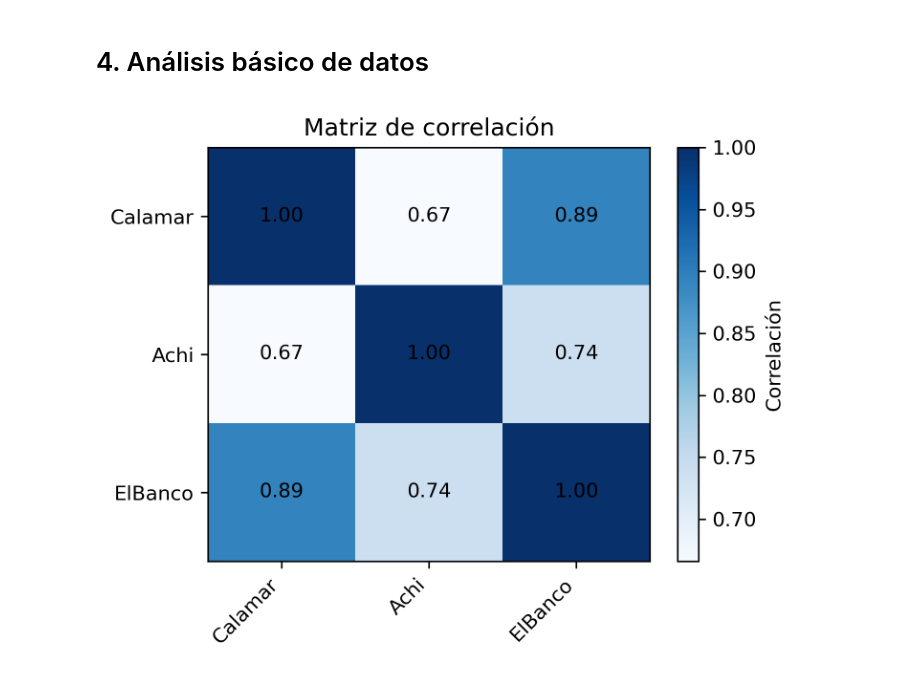
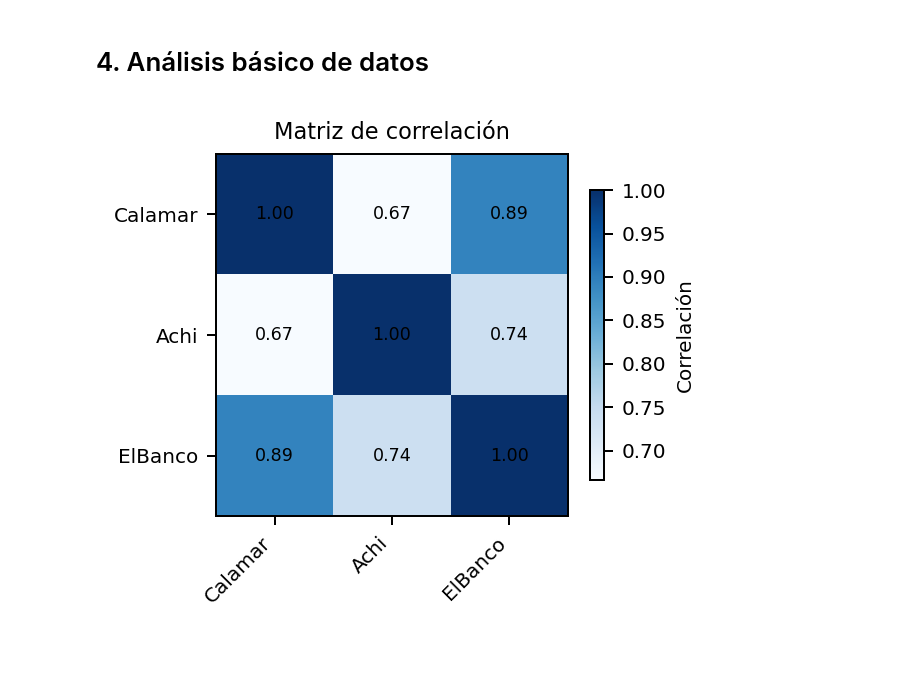
Before and after one commit to mcamargo697-cyber/jbook_ml202610, a Jupyter notebook: docs/4_AnalisisBasico.ipynb, the cells around one changed output. Drawn from its saved outputs; the diff is of its cells as text; code cells hidden in the pictures; blank space fills up the shorter version.

```diff
--- a/docs/4_AnalisisBasico.ipynb
+++ b/docs/4_AnalisisBasico.ipynb
@@ -4,30 +4,33 @@
 # %%
 
 import pandas as pd
 import matplotlib.pyplot as plt
 import numpy as np
 
-# Matríz de correlación
+# Matriz de correlación
 ruta = r"C:\Users\Victus\Documents\Academico\MCT\Semestre2\MachineLearning\PF\DatosNivel\Niveles_alineados.csv"
 df = pd.read_csv(ruta, parse_dates=["Fecha"])
 
 corr = df[["Calamar", "Achi", "ElBanco"]].corr().round(3)
 
-fig, ax = plt.subplots(figsize=(5, 4), dpi=300)
+fig, ax = plt.subplots(figsize=(3.5, 3), dpi=180)
 im = ax.imshow(corr, cmap="Blues", aspect="auto")
 
 ax.set_xticks(range(len(corr.columns)))
 ax.set_yticks(range(len(corr.index)))
-ax.set_xticklabels(corr.columns, rotation=45, ha="right")
-ax.set_yticklabels(corr.index)
+ax.set_xticklabels(corr.columns, rotation=45, ha="right", fontsize=8)
+ax.set_yticklabels(corr.index, fontsize=8)
 
 for i in range(len(corr.index)):
     for j in range(len(corr.columns)):
-        ax.text(j, i, f"{corr.iloc[i, j]:.2f}", ha="center", va="center")
+        ax.text(j, i, f"{corr.iloc[i, j]:.2f}", ha="center", va="center", fontsize=7)
 
-plt.colorbar(im, ax=ax, label="Correlación")
-plt.title("Matriz de correlación")
+cbar = plt.colorbar(im, ax=ax, label="Correlación", shrink=0.8)
+cbar.ax.tick_params(labelsize=8)
+cbar.set_label("Correlación", fontsize=8)
+
+plt.title("Matriz de correlación", fontsize=9)
 plt.tight_layout()
 plt.show()
 # %% [output]
-[figure, old version]
+[figure, new version]
```
Also changed, not shown: 1 other file.
